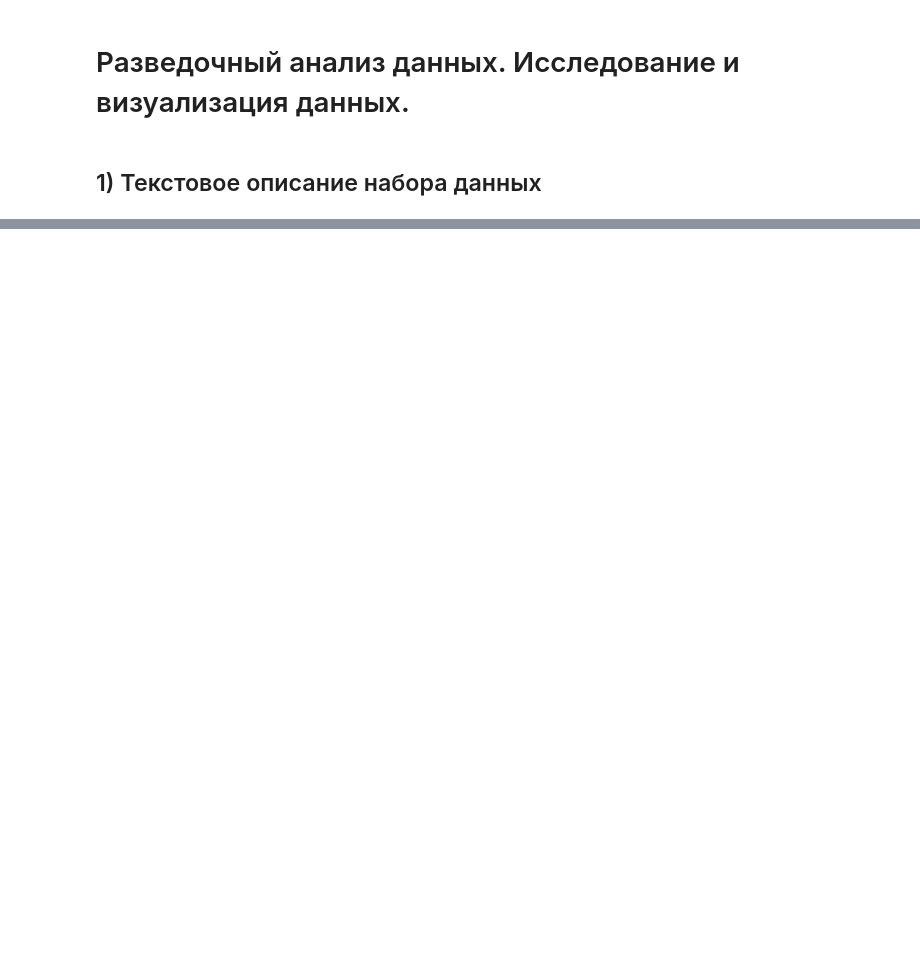
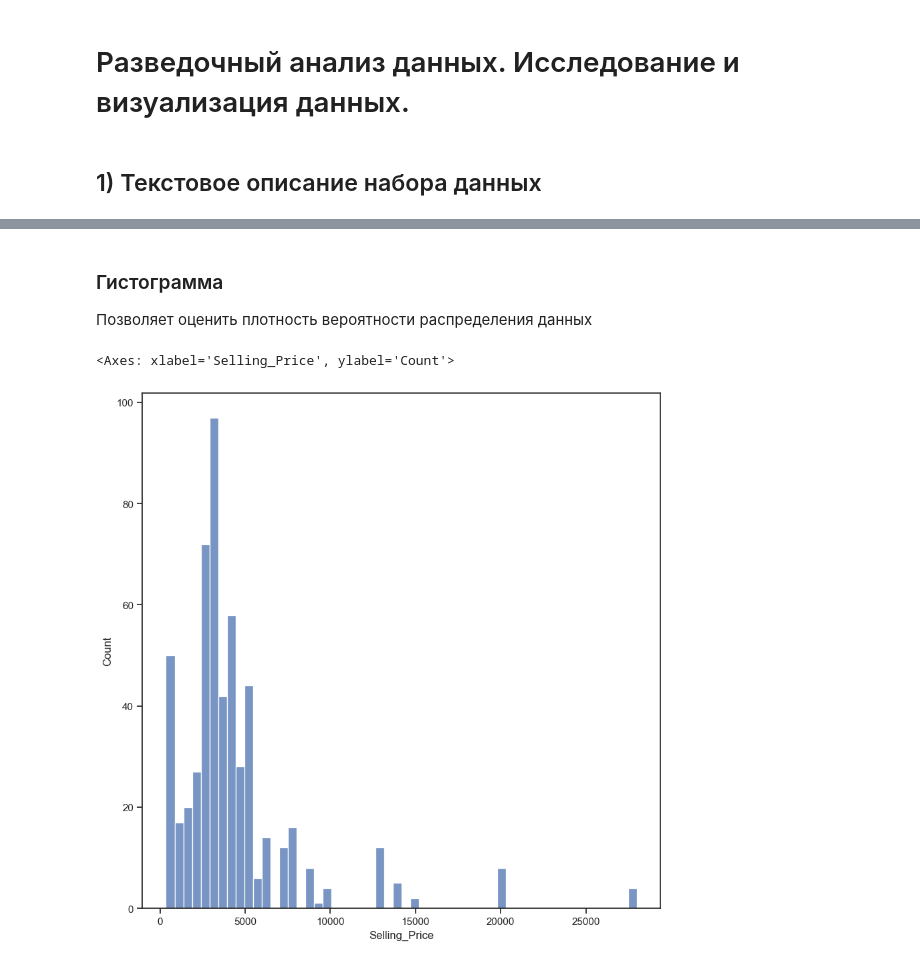
Before and after one commit to DriverOnLips/ml_bmstu_2024, a Jupyter notebook: processing.ipynb, the cells around one changed output, grey strips where cells are left out. Cells and saved outputs as stored; diff of their text form; code cells hidden in the pictures; blank space fills up the shorter version.

```diff
--- a/processing.ipynb
+++ b/processing.ipynb
@@ -49,0 +149,10 @@ if __name__ == '__main__':
+# %% [markdown]
+### Гистограмма
+
+Позволяет оценить плотность вероятности распределения данных
+# %%
+fig, ax = plt.subplots(figsize=(10,10))
+sns.histplot(data['Selling_Price'])
+# %% [output]
+<Axes: xlabel='Selling_Price', ylabel='Count'>
+[figure, added]
```
Also changed, not shown: parts of 41 cells of this notebook, 1 other file.
